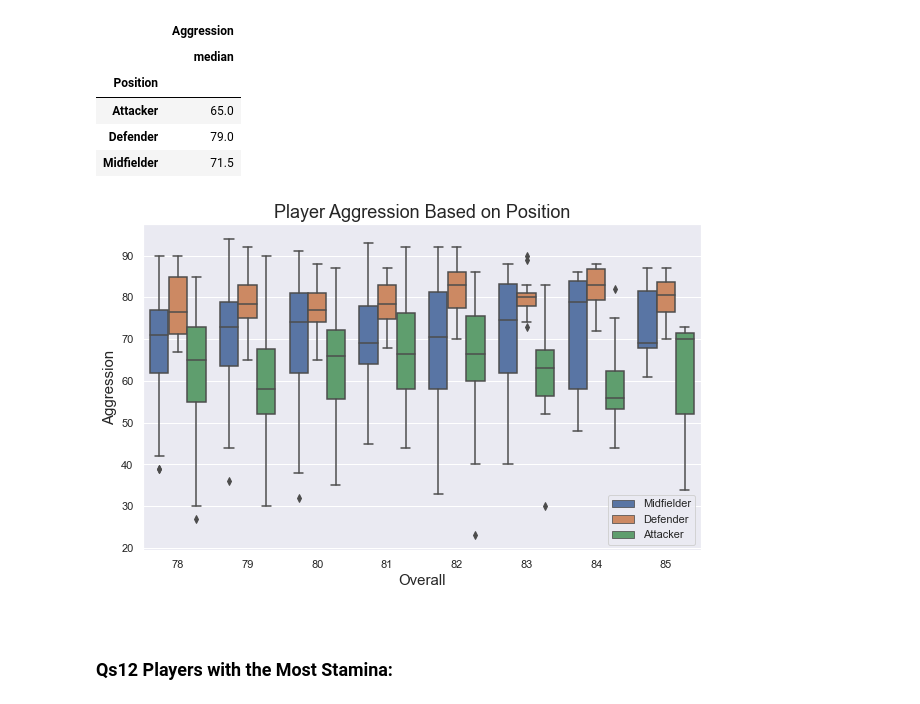
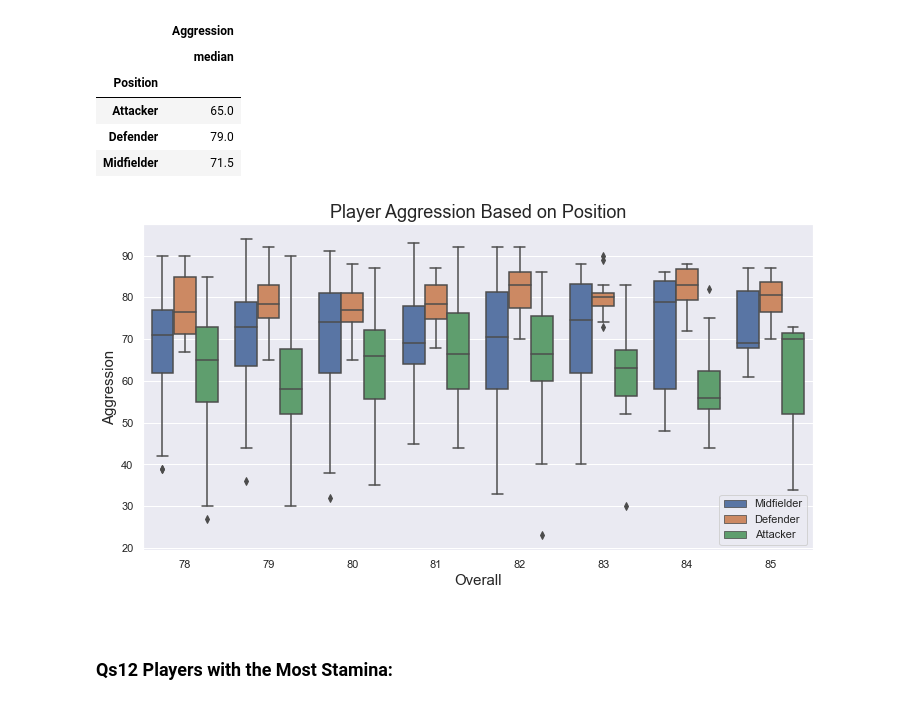
Before and after one commit to chineidu/Football_players, a Jupyter notebook: f_ballers.ipynb, the cells around one changed output. Drawn from its saved outputs; the diff is of its cells as text; code cells hidden in the pictures.

```diff
--- a/f_ballers.ipynb
+++ b/f_ballers.ipynb
@@ -412,0 +536,16 @@ plt.show()
+# %%
+x, y = a['Nationality'], a['Value (M)']
+
+plt.figure(figsize=(12, 6))
+
+color, color1 = 'lime', 'maroon'
+plt.xlabel('Nationality', fontsize=16, color=color1)
+plt.ylabel('Value in Million', fontsize=16, color=color1)
+plt.tick_params(axis='x', labelsize=13, labelrotation=80)
+plt.tick_params(axis='y', labelsize=13)
+plt.bar(x, y, alpha=.7, color=color)  # bar plot
+
+plt.title('Nationality With The Most Valuable Players (€)', fontsize=18, color=color1, fontweight='bold')
+
+plt.tight_layout()
+plt.show()
@@ -445,0 +572,16 @@ plt.show()
+# %%
+x, y = a['Nationality'], a['Frequency']
+
+plt.figure(figsize=(12, 6))
+
+color, color1 = 'red', 'navy'
+plt.xlabel('Nationality', fontsize=16, color=color1)
+plt.ylabel('Frequency', fontsize=16, color=color1)
+plt.tick_params(axis='x', labelsize=13, labelrotation=80)
+plt.tick_params(axis='y', labelsize=13)
+plt.bar(x, y, alpha=.7, color=color)  # bar plot
+
+plt.title('Most Represented Nationality', fontsize=18, color=color1, fontweight='bold')
+
+plt.tight_layout()
+plt.show()
@@ -561,17 +713,17 @@ a.groupby('Position')[['Aggression']].agg(['median'])
 | Defender | 79.0 |
 | Midfielder | 71.5 |
 # %%
-plt.figure(figsize=(10,6))
+plt.figure(figsize=(12,6))
 
 sns.boxplot(x='Overall', y='Aggression', hue='Position', data=a)
 plt.xlabel('Overall', fontsize=15)
 plt.ylabel('Aggression', fontsize=15)
 plt.title('Player Aggression Based on Position', fontsize=18)
 
 plt.legend(loc=0)
 plt.show()
 # %% [output]
-[figure, old version]
+[figure, new version]
 # %% [markdown]
 <br>
 
```
Also changed, not shown: parts of 37 cells of this notebook, 1 other file.
